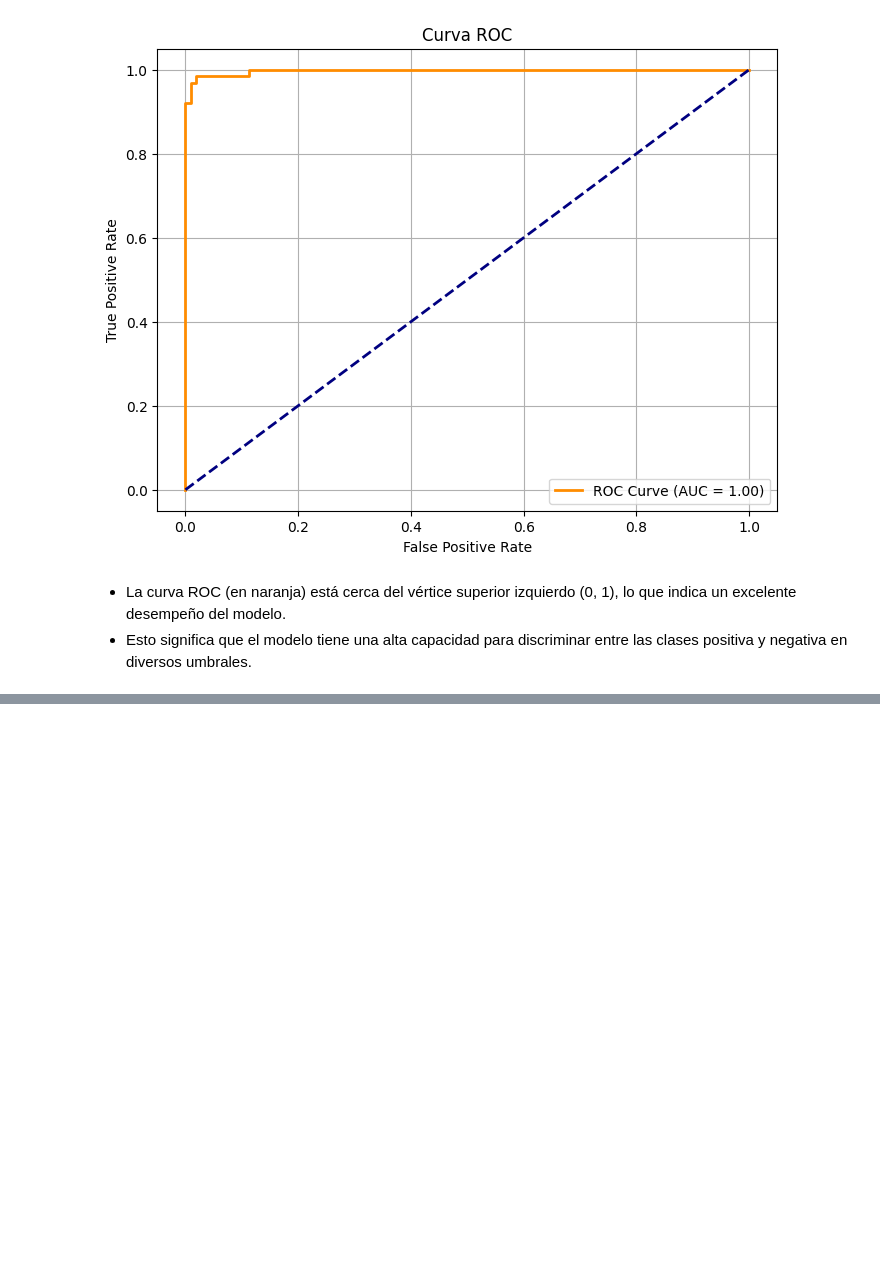
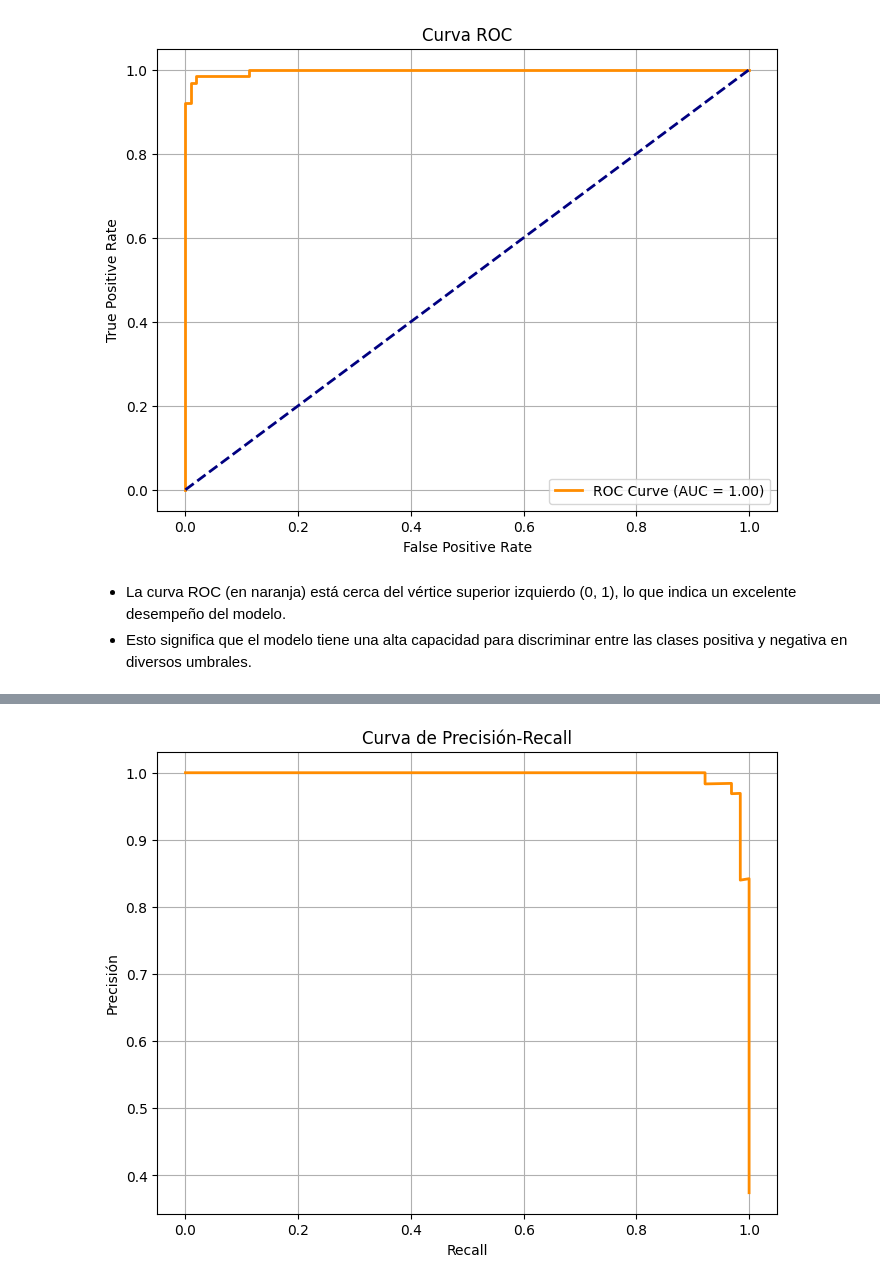
Before and after one commit to JoseMariaPY/proyecto-final-andino-duarte, a Jupyter notebook: proyecto-final-UCOM.ipynb, the cells around one changed output, grey strips where cells are left out. Cells and saved outputs as stored; diff of their text form; code cells hidden in the pictures; blank space fills up the shorter version.

Commit message:
curva recall

```diff
--- a/proyecto-final-UCOM.ipynb
+++ b/proyecto-final-UCOM.ipynb
@@ -318,0 +329,13 @@ plt.show()
+# %%
+from sklearn.metrics import precision_recall_curve
+
+precision, recall, thresholds = precision_recall_curve(y_test, y_pred_proba)
+plt.figure(figsize=(8, 6))
+plt.plot(recall, precision, color='darkorange', lw=2)
+plt.title("Curva de Precisión-Recall")
+plt.xlabel("Recall")
+plt.ylabel("Precisión")
+plt.grid(True)
+plt.show()
+# %% [output]
+[figure, added]
```
Also changed, not shown: parts of 2 cells of this notebook.
